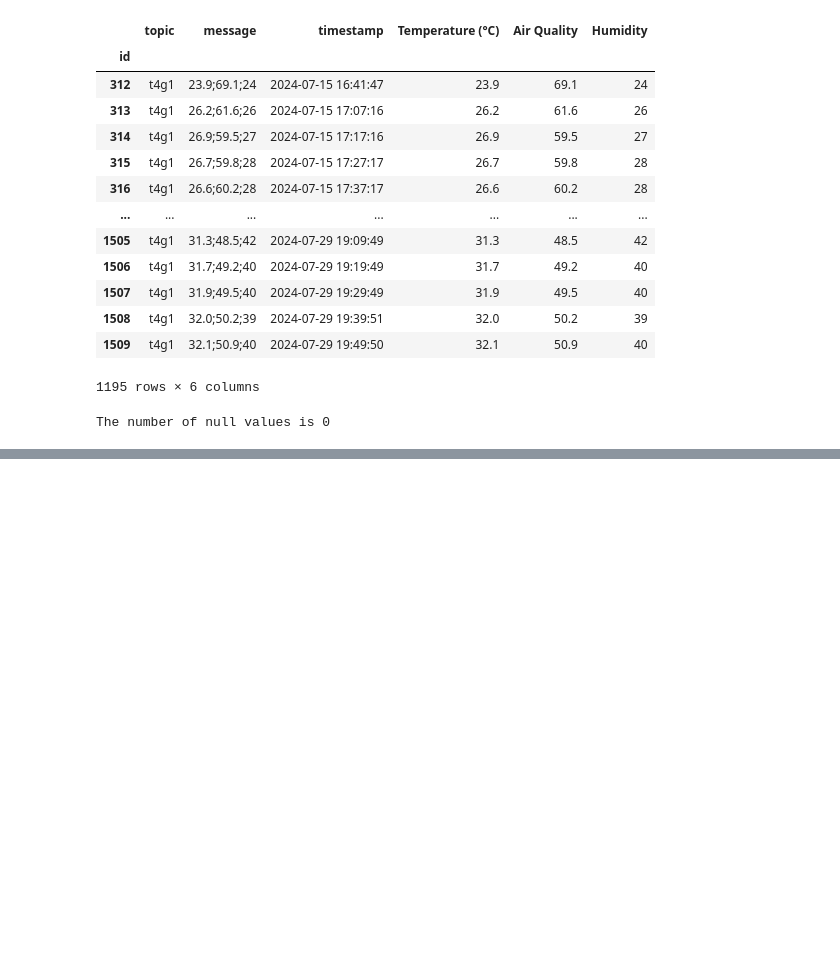
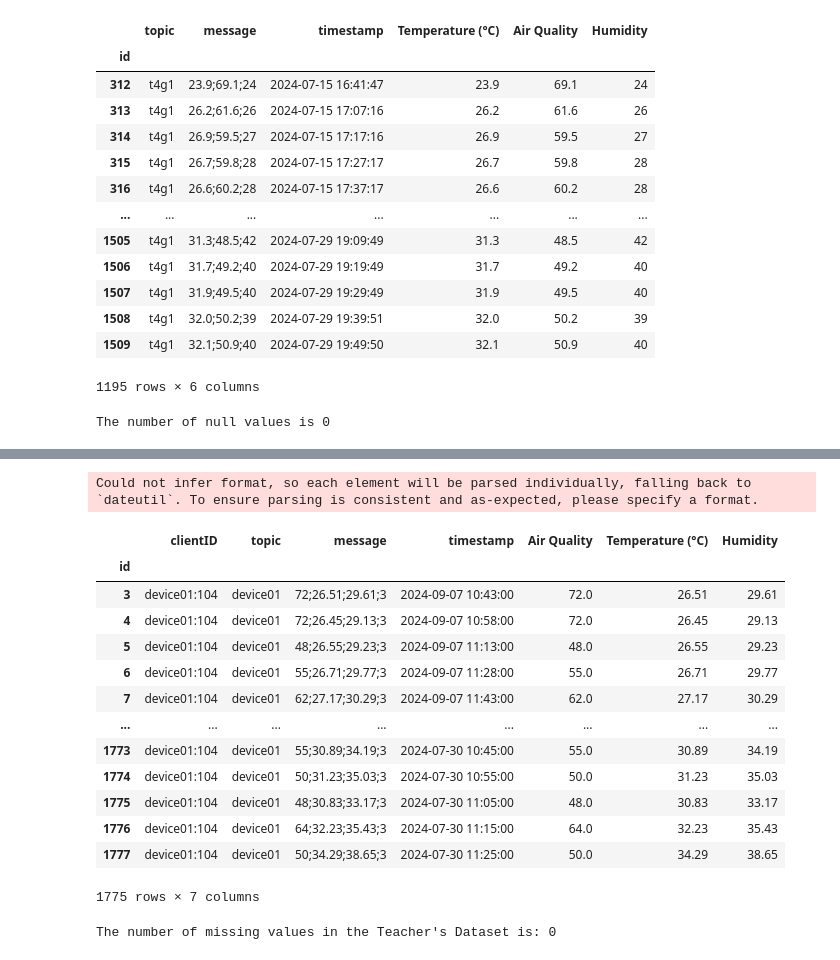
Before and after one commit to saikeerthan06/Data-Engineering-Project-Year-2-Semester-1, a Jupyter notebook: analysis.ipynb, the cells around one changed output, grey strips where cells are left out. Cells and saved outputs as stored; diff of their text form; code cells hidden in the pictures; blank space fills up the shorter version.

```diff
--- a/analysis.ipynb
+++ b/analysis.ipynb
@@ -188,0 +204,4 @@ fig_humidity.show()
+# %%
+cher_csv = pd.read_csv('cher.csv')
+
+cher_csv
@@ -188,0 +222,6 @@ fig_humidity.show()
+# %%
+#set id as the index
+
+cher_csv.set_index('id', inplace=True)
+
+cher_csv.head()
@@ -188,0 +236,40 @@ fig_humidity.show()
+# %%
+# Split the 'message' column into 'Temperature (°C)', 'Air Quality', and 'Humidity' for 'cher_csv'
+cher_csv[['Air Quality', 'Temperature (°C)', 'Humidity', '_']] = cher_csv['message'].str.split(';', expand=True)
+
+# Drop the unnecessary column '_'
+cher_csv = cher_csv.drop(columns=['_'])
+
+# Convert the columns to appropriate data types
+cher_csv['Temperature (°C)'] = cher_csv['Temperature (°C)'].astype(float)
+cher_csv['Air Quality'] = cher_csv['Air Quality'].astype(float)
+cher_csv['Humidity'] = cher_csv['Humidity'].astype(float)
+
+# Convert 'timestamp' to datetime format
+cher_csv['timestamp'] = pd.to_datetime(cher_csv['timestamp'])
+
+cher_csv
+# %% [output]
+Could not infer format, so each element will be parsed individually, falling back to `dateutil`. To ensure parsing is consistent and as-expected, please specify a format.
+|  | clientID | topic | message | timestamp | Air Quality | Temperature (°C) | Humidity |
+| id |  |  |  |  |  |  |  |
+| 3 | device01:104 | device01 | 72;26.51;29.61;3 | 2024-09-07 10:43:00 | 72.0 | 26.51 | 29.61 |
+| 4 | device01:104 | device01 | 72;26.45;29.13;3 | 2024-09-07 10:58:00 | 72.0 | 26.45 | 29.13 |
+| 5 | device01:104 | device01 | 48;26.55;29.23;3 | 2024-09-07 11:13:00 | 48.0 | 26.55 | 29.23 |
+| 6 | device01:104 | device01 | 55;26.71;29.77;3 | 2024-09-07 11:28:00 | 55.0 | 26.71 | 29.77 |
+| 7 | device01:104 | device01 | 62;27.17;30.29;3 | 2024-09-07 11:43:00 | 62.0 | 27.17 | 30.29 |
+| ... | ... | ... | ... | ... | ... | ... | ... |
+| 1773 | device01:104 | device01 | 55;30.89;34.19;3 | 2024-07-30 10:45:00 | 55.0 | 30.89 | 34.19 |
+| 1774 | device01:104 | device01 | 50;31.23;35.03;3 | 2024-07-30 10:55:00 | 50.0 | 31.23 | 35.03 |
+| 1775 | device01:104 | device01 | 48;30.83;33.17;3 | 2024-07-30 11:05:00 | 48.0 | 30.83 | 33.17 |
+| 1776 | device01:104 | device01 | 64;32.23;35.43;3 | 2024-07-30 11:15:00 | 64.0 | 32.23 | 35.43 |
+| 1777 | device01:104 | device01 | 50;34.29;38.65;3 | 2024-07-30 11:25:00 | 50.0 | 34.29 | 38.65 |
+1775 rows × 7 columns
+# %%
+#check for missing values
+
+cher_missing = cher_csv.isnull().sum().sum()
+
+print(f"The number of missing values in the Teacher's Dataset is: {cher_missing}")
+# %% [output]
+The number of missing values in the Teacher's Dataset is: 0
```
Also changed, not shown: parts of 35 cells of this notebook.
